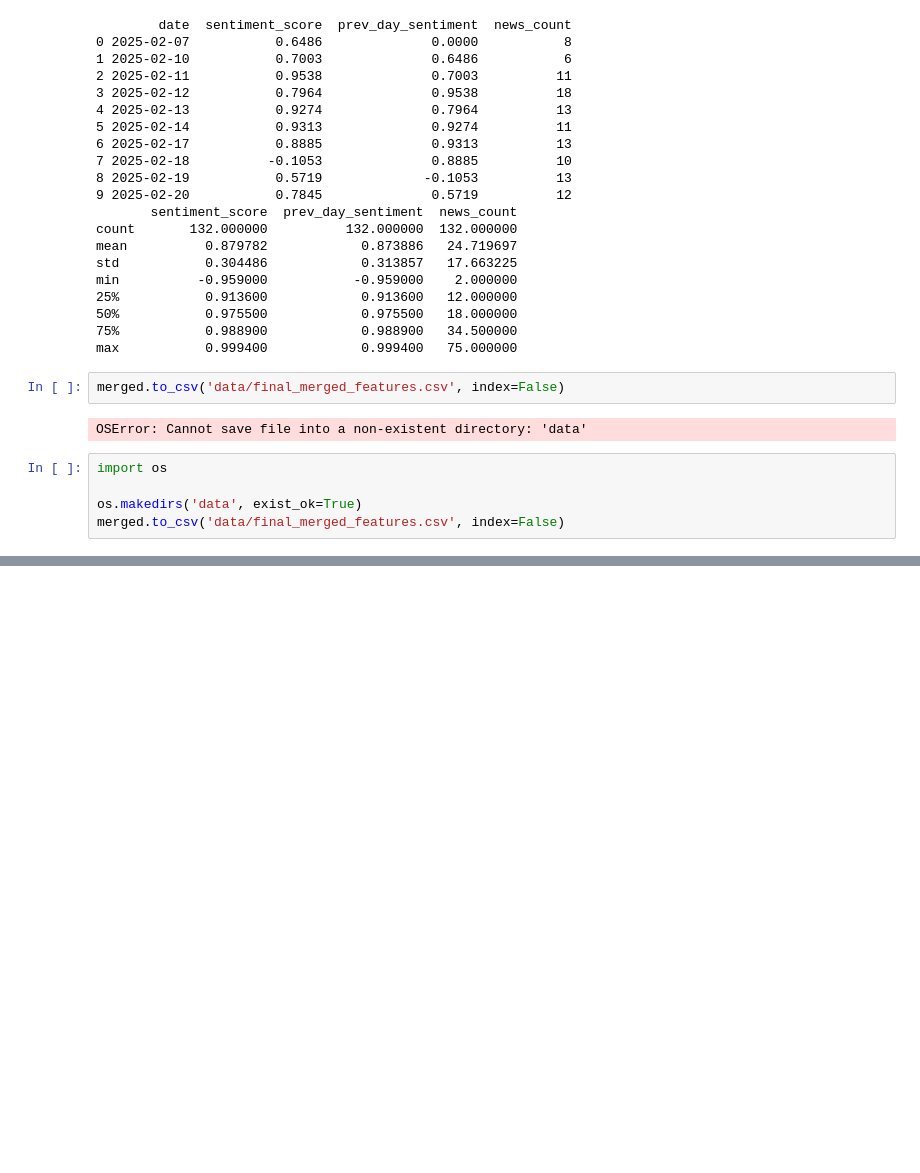
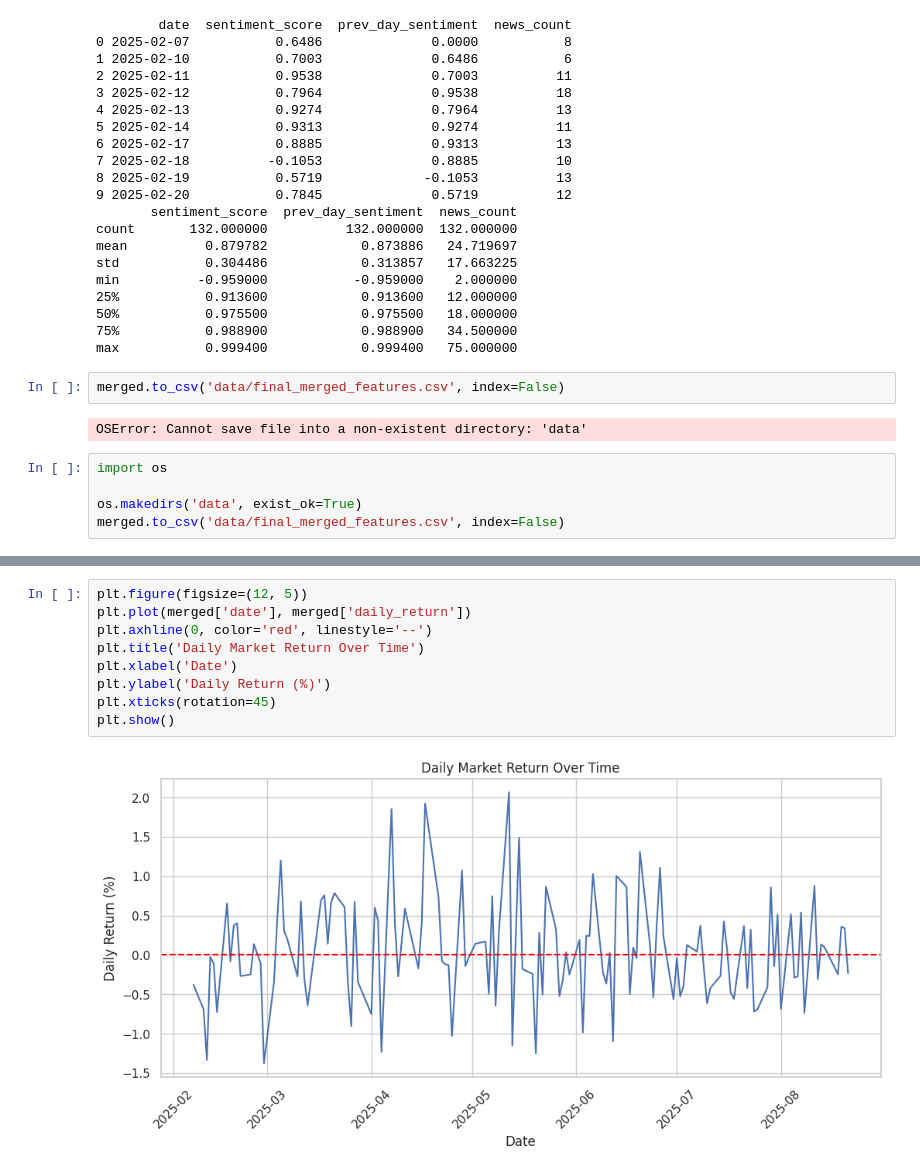
Before and after one commit to bichelSood/stock-market-news-sentiment-prediction, a Jupyter notebook: notebooks/01_analysis.ipynb, the cells around one changed output, grey strips where cells are left out. Drawn from its saved outputs; the diff is of its cells as text; blank space fills up the shorter version.

```diff
--- a/notebooks/01_analysis.ipynb
+++ b/notebooks/01_analysis.ipynb
@@ -415,0 +449,11 @@ files.download('data/final_merged_features.csv')
+# %%
+plt.figure(figsize=(12, 5))
+plt.plot(merged['date'], merged['daily_return'])
+plt.axhline(0, color='red', linestyle='--')
+plt.title('Daily Market Return Over Time')
+plt.xlabel('Date')
+plt.ylabel('Daily Return (%)')
+plt.xticks(rotation=45)
+plt.show()
+# %% [output]
+[figure, added]
```
Also changed, not shown: parts of 6 cells of this notebook.
